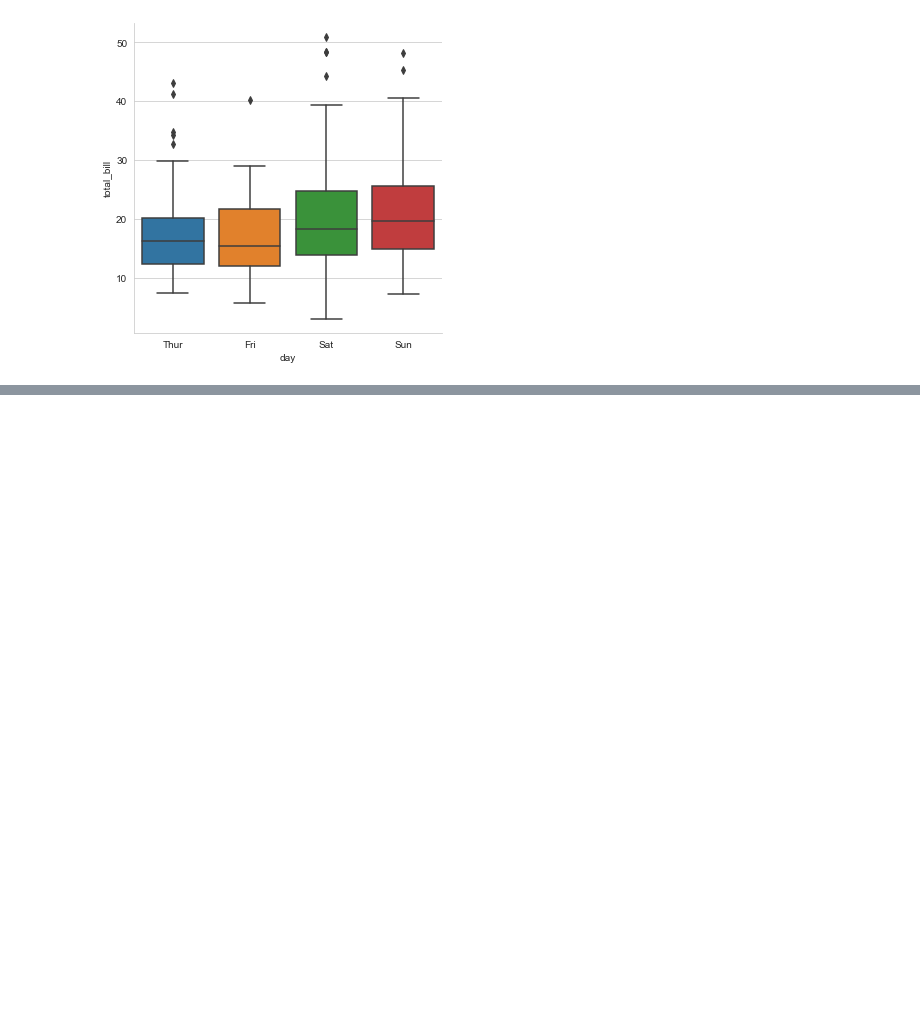
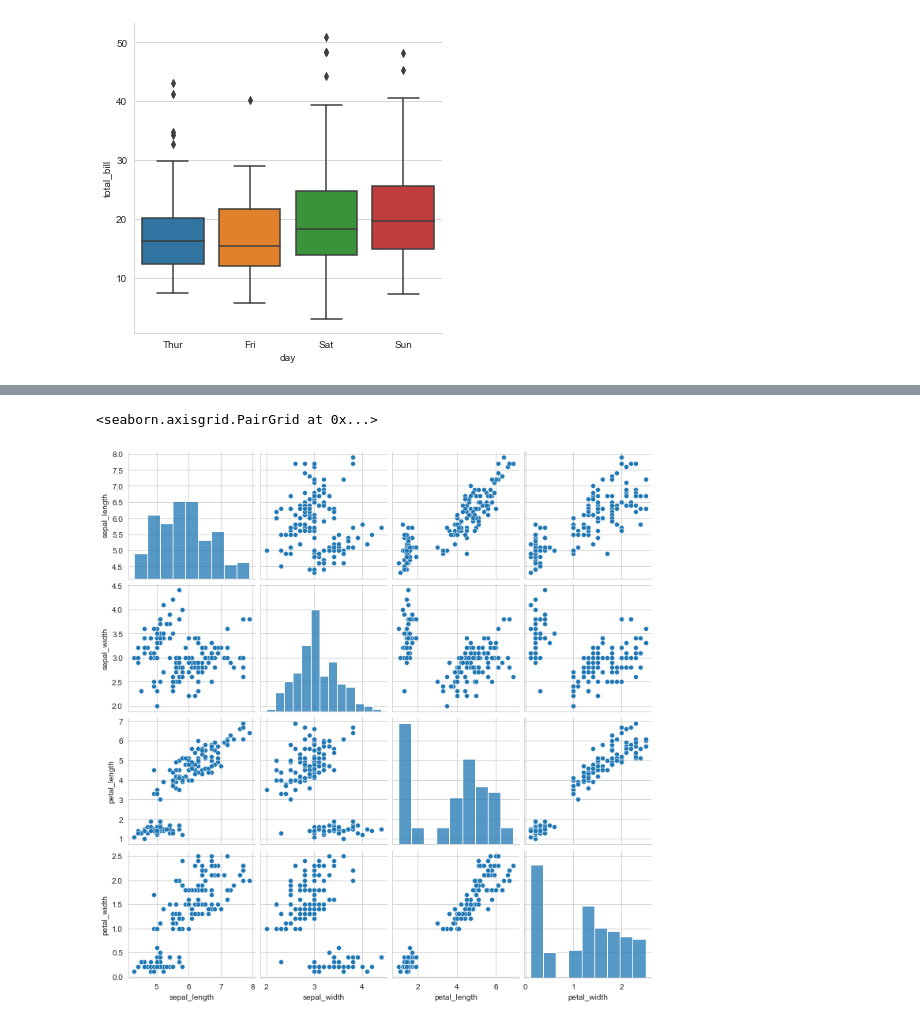
Before and after one commit to amir-nrfkn/U-PyForDS, a Jupyter notebook: code/practice_file.ipynb, the cells around one changed output, grey strips where cells are left out. Cells and saved outputs as stored; diff of their text form; code cells hidden in the pictures; blank space fills up the shorter version.

```diff
--- a/code/practice_file.ipynb
+++ b/code/practice_file.ipynb
@@ -295,0 +366,2 @@ sns.factorplot(x='day', y='total_bill', data=tips, kind='box')
+# %%
+iris = sns.load_dataset('iris')
@@ -295,0 +388,5 @@ sns.factorplot(x='day', y='total_bill', data=tips, kind='box')
+# %%
+sns.pairplot(iris)
+# %% [output]
+<seaborn.axisgrid.PairGrid at 0x...>
+[figure, added]
```
Also changed, not shown: parts of 23 cells of this notebook.
